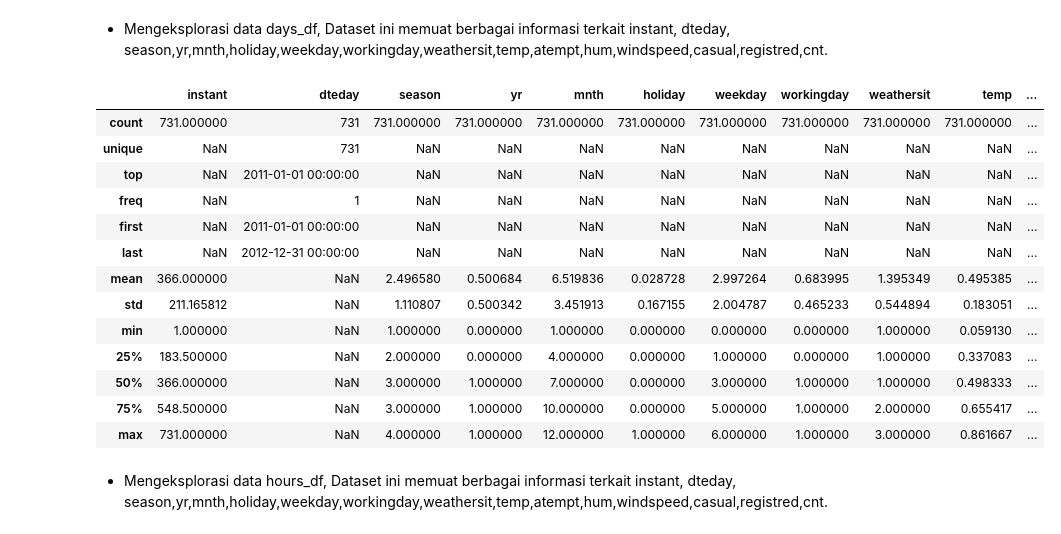
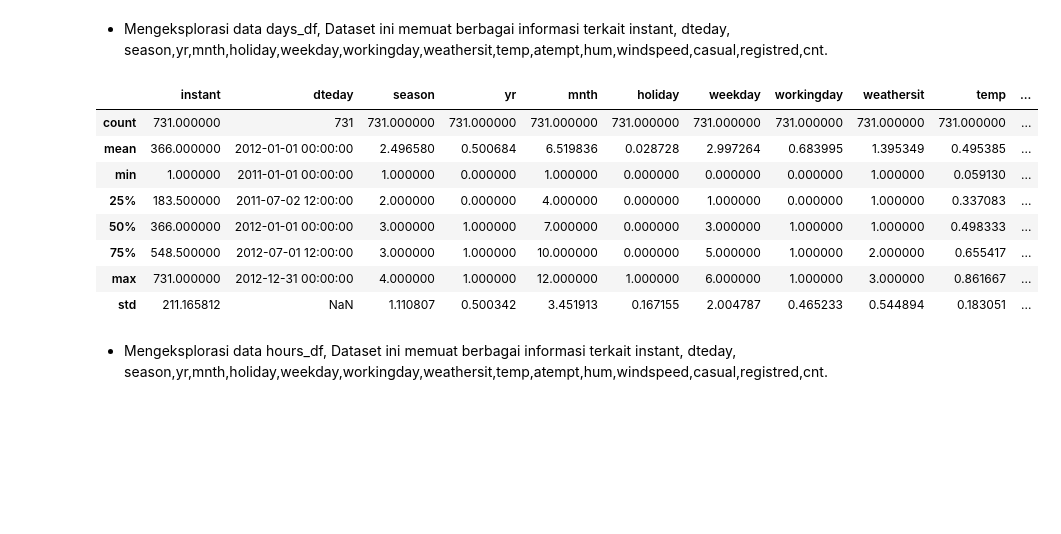
Before and after one commit to audreynaila/visualization_bike, a Jupyter notebook: Proyek_Analisis_Data.ipynb, the cells around one changed output. Saved outputs shown, nothing was run; the diff lists cells and outputs as text; code cells hidden in the pictures; blank space fills up the shorter version.

```diff
--- a/Proyek_Analisis_Data.ipynb
+++ b/Proyek_Analisis_Data.ipynb
@@ -274,22 +274,17 @@ memory usage: 2.3 MB
 # %% [markdown]
 - Mengeksplorasi data days_df, Dataset ini memuat berbagai informasi terkait instant, dteday, season,yr,mnth,holiday,weekday,workingday,weathersit,temp,atempt,hum,windspeed,casual,registred,cnt.
 # %%
-days_df.describe(include="all")
+days_df.describe(include="all", datetime_is_numeric=True)
 # %% [output]
 |  | instant | dteday | season | yr | mnth | holiday | weekday | workingday | weathersit | temp | ... |
 | count | 731.000000 | 731 | 731.000000 | 731.000000 | 731.000000 | 731.000000 | 731.000000 | 731.000000 | 731.000000 | 731.000000 | ... |
-| unique | NaN | 731 | NaN | NaN | NaN | NaN | NaN | NaN | NaN | NaN | ... |
-| top | NaN | 2011-01-01 00:00:00 | NaN | NaN | NaN | NaN | NaN | NaN | NaN | NaN | ... |
-| freq | NaN | 1 | NaN | NaN | NaN | NaN | NaN | NaN | NaN | NaN | ... |
-| first | NaN | 2011-01-01 00:00:00 | NaN | NaN | NaN | NaN | NaN | NaN | NaN | NaN | ... |
-| last | NaN | 2012-12-31 00:00:00 | NaN | NaN | NaN | NaN | NaN | NaN | NaN | NaN | ... |
-| mean | 366.000000 | NaN | 2.496580 | 0.500684 | 6.519836 | 0.028728 | 2.997264 | 0.683995 | 1.395349 | 0.495385 | ... |
+| mean | 366.000000 | 2012-01-01 00:00:00 | 2.496580 | 0.500684 | 6.519836 | 0.028728 | 2.997264 | 0.683995 | 1.395349 | 0.495385 | ... |
+| min | 1.000000 | 2011-01-01 00:00:00 | 1.000000 | 0.000000 | 1.000000 | 0.000000 | 0.000000 | 0.000000 | 1.000000 | 0.059130 | ... |
+| 25% | 183.500000 | 2011-07-02 12:00:00 | 2.000000 | 0.000000 | 4.000000 | 0.000000 | 1.000000 | 0.000000 | 1.000000 | 0.337083 | ... |
+| 50% | 366.000000 | 2012-01-01 00:00:00 | 3.000000 | 1.000000 | 7.000000 | 0.000000 | 3.000000 | 1.000000 | 1.000000 | 0.498333 | ... |
+| 75% | 548.500000 | 2012-07-01 12:00:00 | 3.000000 | 1.000000 | 10.000000 | 0.000000 | 5.000000 | 1.000000 | 2.000000 | 0.655417 | ... |
+| max | 731.000000 | 2012-12-31 00:00:00 | 4.000000 | 1.000000 | 12.000000 | 1.000000 | 6.000000 | 1.000000 | 3.000000 | 0.861667 | ... |
 | std | 211.165812 | NaN | 1.110807 | 0.500342 | 3.451913 | 0.167155 | 2.004787 | 0.465233 | 0.544894 | 0.183051 | ... |
-| min | 1.000000 | NaN | 1.000000 | 0.000000 | 1.000000 | 0.000000 | 0.000000 | 0.000000 | 1.000000 | 0.059130 | ... |
-| 25% | 183.500000 | NaN | 2.000000 | 0.000000 | 4.000000 | 0.000000 | 1.000000 | 0.000000 | 1.000000 | 0.337083 | ... |
-| 50% | 366.000000 | NaN | 3.000000 | 1.000000 | 7.000000 | 0.000000 | 3.000000 | 1.000000 | 1.000000 | 0.498333 | ... |
-| 75% | 548.500000 | NaN | 3.000000 | 1.000000 | 10.000000 | 0.000000 | 5.000000 | 1.000000 | 2.000000 | 0.655417 | ... |
-| max | 731.000000 | NaN | 4.000000 | 1.000000 | 12.000000 | 1.000000 | 6.000000 | 1.000000 | 3.000000 | 0.861667 | ... |
 # %% [markdown]
 - Mengeksplorasi data hours_df, Dataset ini memuat berbagai informasi terkait instant, dteday, season,yr,mnth,holiday,weekday,workingday,weathersit,temp,atempt,hum,windspeed,casual,registred,cnt.
 # %%
```
Also changed, not shown: parts of 1 cell of this notebook, 1 other file.
